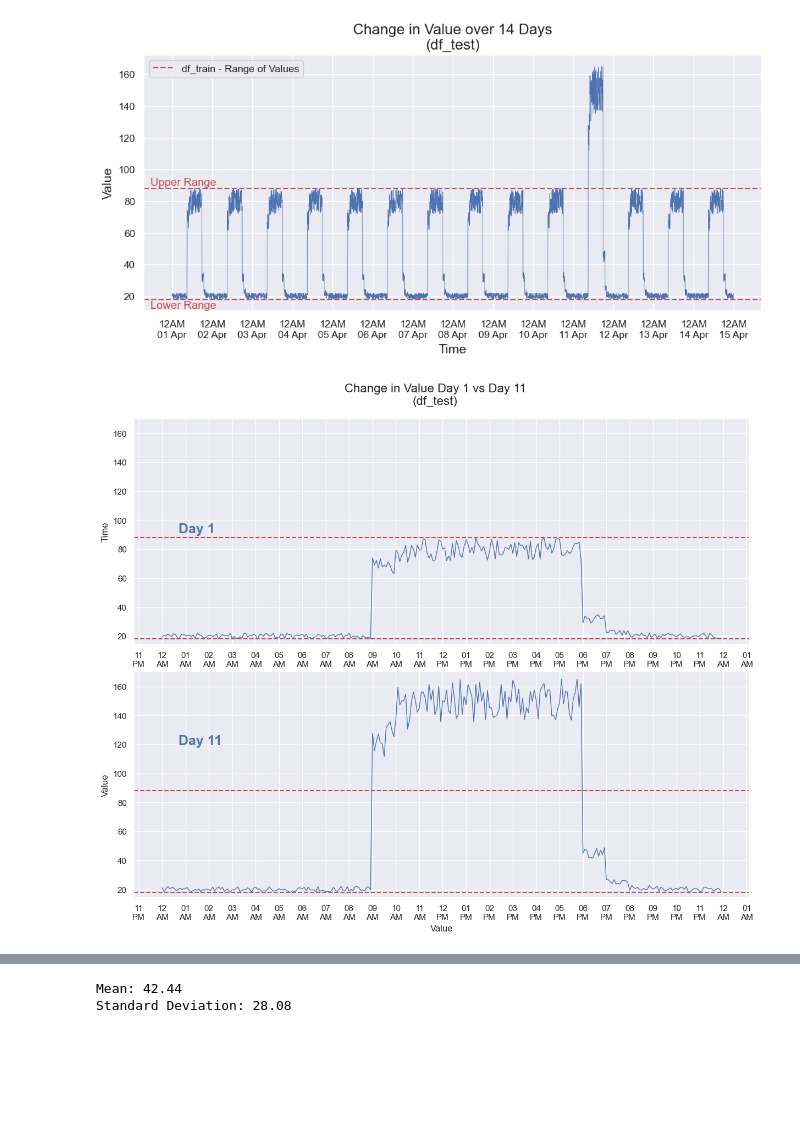
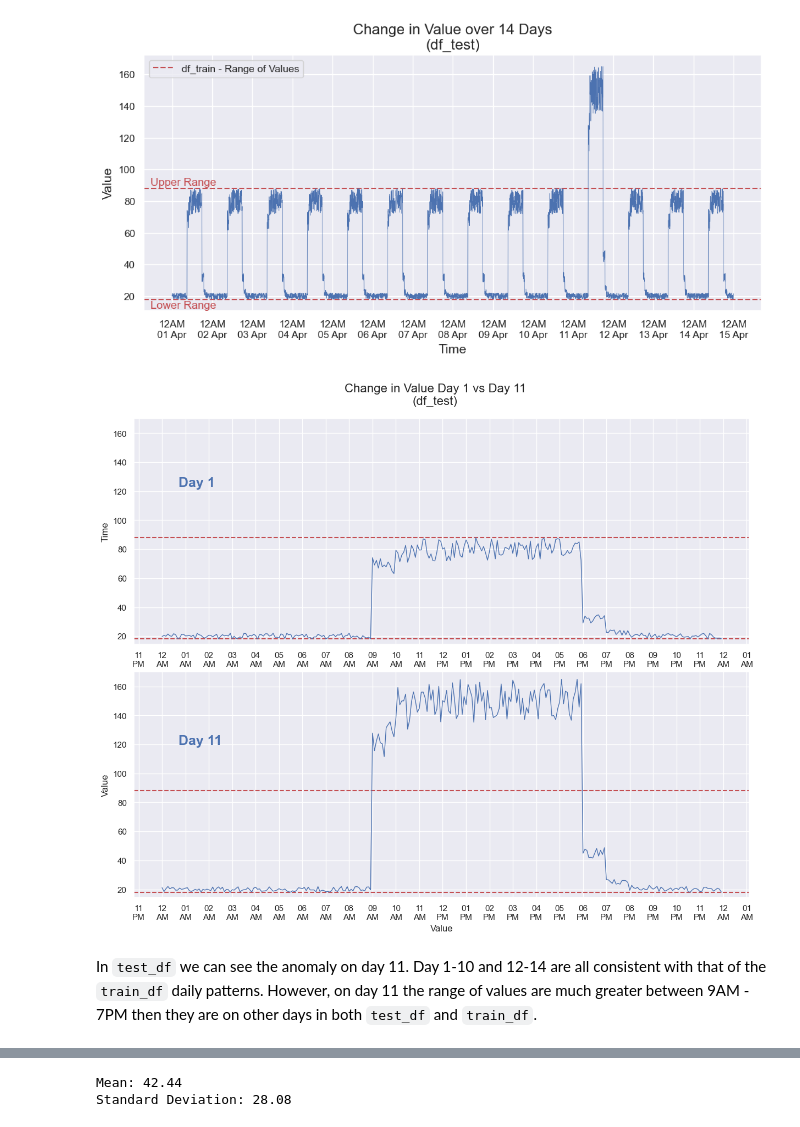
Before and after one commit to ShaneOG2/machstat-assessment, a Jupyter notebook: Practicals/Machine Learning Project Notebook.ipynb, the cells around one changed output, grey strips where cells are left out. Drawn from its saved outputs; the diff is of its cells as text; code cells hidden in the pictures; blank space fills up the shorter version.

```diff
--- a/Practicals/Machine Learning Project Notebook.ipynb
+++ b/Practicals/Machine Learning Project Notebook.ipynb
@@ -304,7 +332,7 @@ fig, (ax1, ax2) = plt.subplots(2, 1, figsize=(12,10))
 fig.suptitle("Change in Value Day 1 vs Day 11\n(df_test)", fontsize=16)
 plt.tight_layout()
 
-plt.text(0.0001, 1.77, 'Day 1', color = 'b', fontsize = 18, weight='bold', transform=ax.transAxes)
+plt.text(0.0001, 1.99, 'Day 1', color = 'b', fontsize = 18, weight='bold', transform=ax.transAxes)
 
 ax1.xaxis.set_major_formatter(date_form)
 
@@ -318,34 +346,36 @@ ax1.axhline(y = 88, color = 'r', linestyle = '--')
 ax1.set_ylim(top=170)
 
 # Set y-label.
 ax1.set_ylabel('Time')
 
 # Plot Time vs Value
 ax1.plot(df_test_day1.index, df_test_day1['value'], linewidth=1.0)
 
 plt.text(0.0001, 0.77, 'Day 11', color = 'b', fontsize = 18, weight='bold', transform=ax.transAxes)
 
 ax2.xaxis.set_major_formatter(date_form)
 
 # Set x-axis to 1 hour intervals
 ax2.xaxis.set_major_locator(mdates.HourLocator())
 
 # Show red line at values range
 ax2.axhline(y = 18, color = 'r', linestyle = '--')
 ax2.axhline(y = 88, color = 'r', linestyle = '--')
 
 # Set y-label.
 ax2.set_xlabel('Value')
 
 ax2.set_ylim(top=170)
 
 # Set y-label.
 ax2.set_ylabel('Value')
 
 # Plot Time vs Value
 ax2.plot(df_test_day11.index, df_test_day11['value'], linewidth=1.0);
 # %% [output]
-[figure, old version]
+[figure, new version]
+# %% [markdown]
+In `test_df` we can see the anomaly on day 11. Day 1-10 and 12-14 are all consistent with that of the `train_df` daily patterns. However, on day 11 the range of values are much greater between 9AM - 7PM then they are on other days in both `test_df` and `train_df`.
 # %% [markdown]
 <h3 style="color: #001a79;">Preprocessing</h3>
 
```
Also changed, not shown: parts of 42 cells of this notebook, 1 other file.
